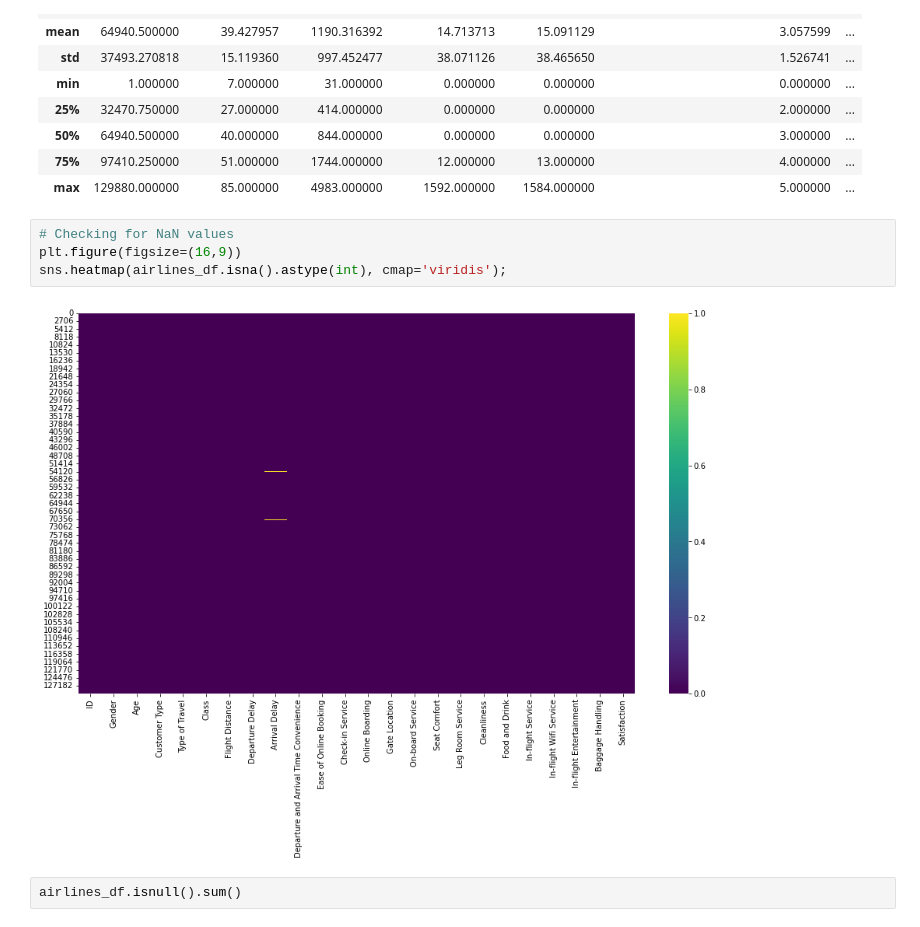
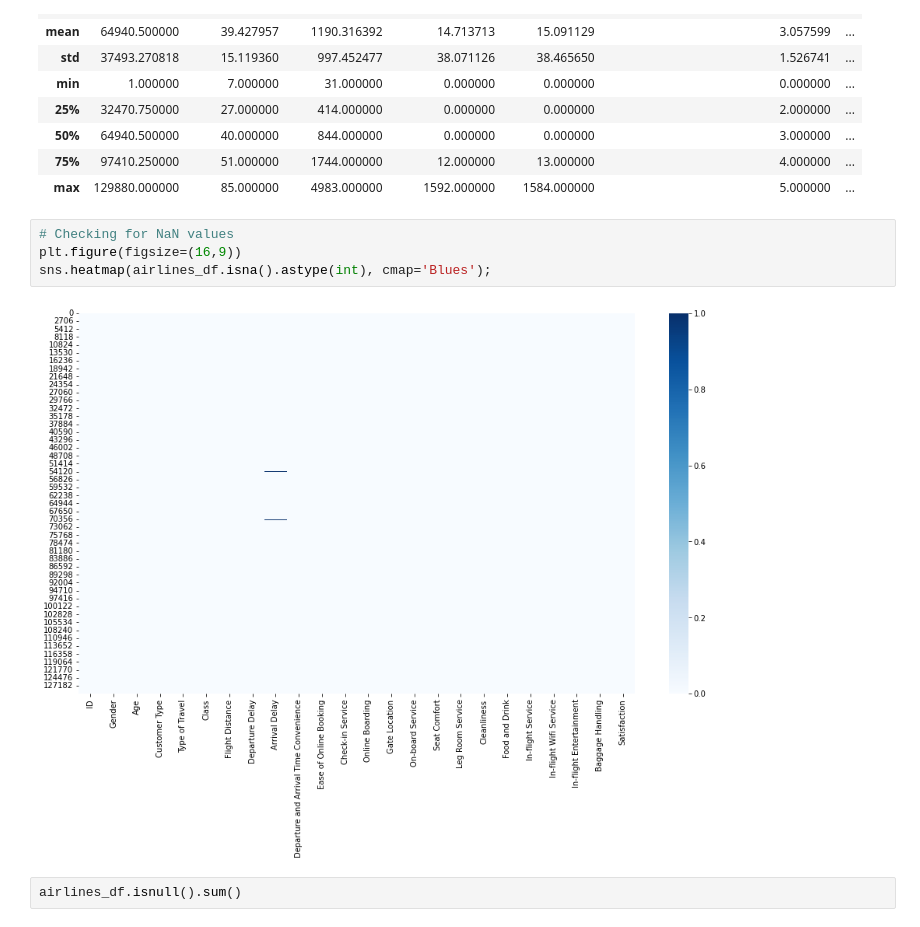
Before and after one commit to ibdafna/airlines_passengers, a Jupyter notebook: airline_passenger_satisfaction.ipynb, the cells around one changed output. Saved outputs shown, nothing was run; the diff lists cells and outputs as text.

```diff
--- a/airline_passenger_satisfaction.ipynb
+++ b/airline_passenger_satisfaction.ipynb
@@ -46,9 +49,9 @@ airlines_df.describe()
 # %%
 # Checking for NaN values
 plt.figure(figsize=(16,9))
-sns.heatmap(airlines_df.isna().astype(int), cmap='viridis');
+sns.heatmap(airlines_df.isna().astype(int), cmap='Blues');
 # %% [output]
-[figure, old version]
+[figure, new version]
 # %%
 airlines_df.isnull().sum()
 # %% [output]
```
Also changed, not shown: parts of 4 cells of this notebook.
